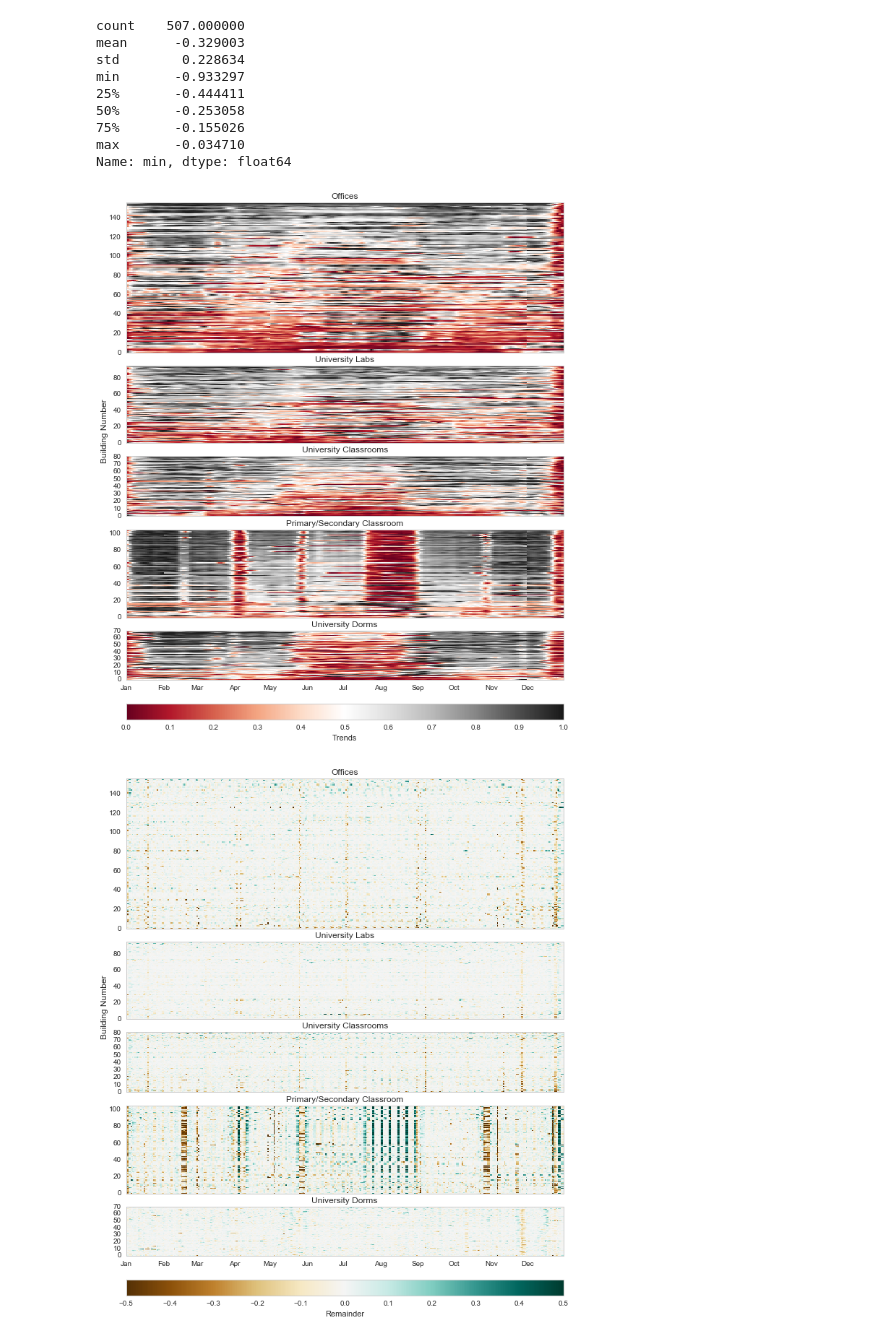
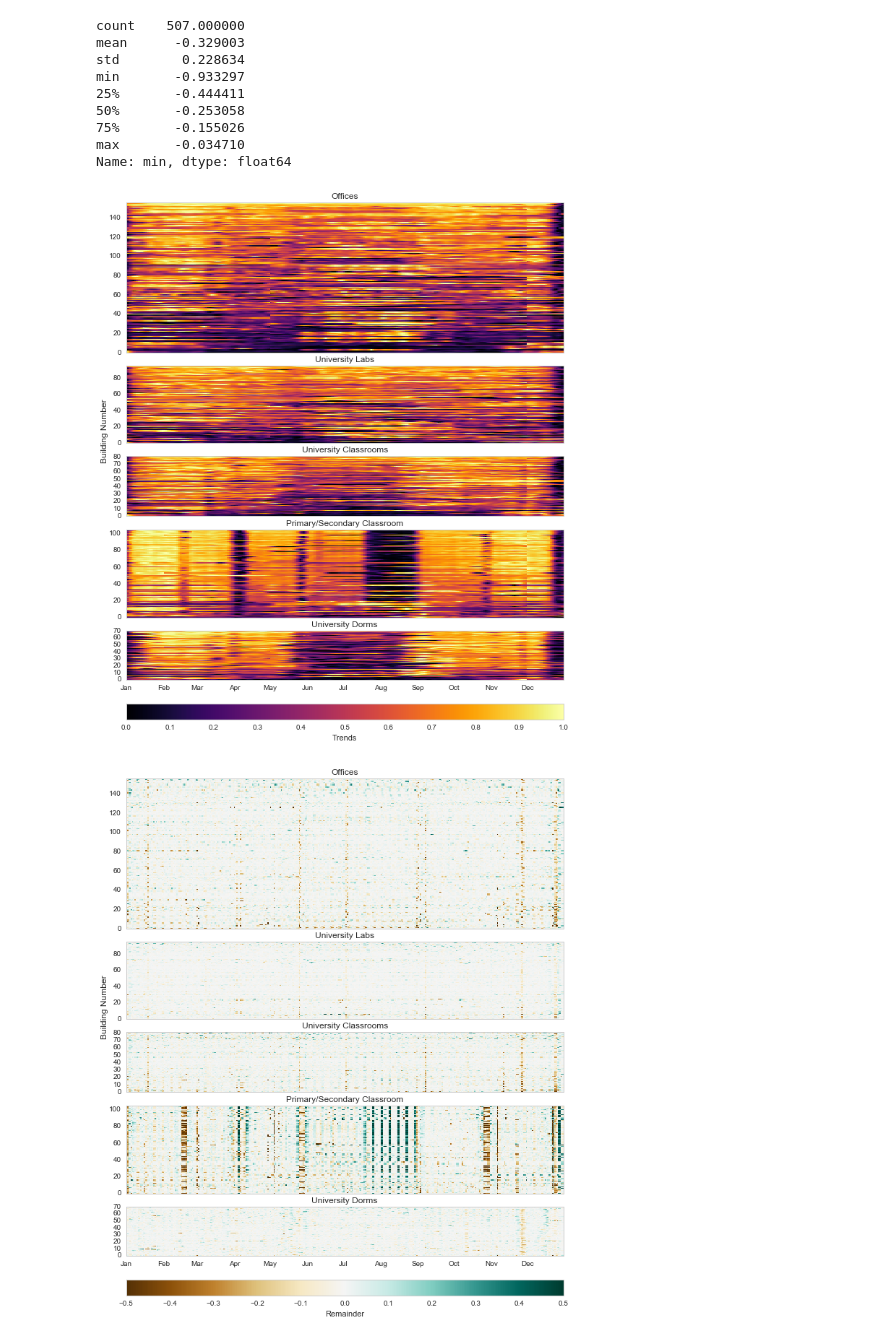
Before and after one commit to buds-lab/the-building-data-genome-project, a Jupyter notebook: notebooks/08_STL Model - Weather Normalized Preprocessing.ipynb, the cells around one changed output. Saved outputs shown, nothing was run; the diff lists cells and outputs as text; code cells hidden in the pictures.

```diff
--- a/notebooks/08_STL Model - Weather Normalized Preprocessing.ipynb
+++ b/notebooks/08_STL Model - Weather Normalized Preprocessing.ipynb
@@ -27,4 +30,2 @@ sns.set_style("whitegrid")
 # %%
 from pylab import *
-# %%
-repos_path = "/Users/Clayton/temporal-features-for-buildings/"
@@ -717,11 +720,11 @@ min       -0.933297
 max       -0.034710
 Name: min, dtype: float64
 # %%
-plotmap_subplots(temp_trend_generalized_sorted, meta, 'RdGy', "Trends",
+plotmap_subplots(temp_trend_generalized_sorted, meta, 'inferno', "Trends",
                  " ", "Building Number", " ", " ", 0, 1)
 plt.savefig(os.path.join(repos_path,"reports/figures/featureoverviews/stl_weathernorm_trend_heatmap.png"));
 # %% [output]
-[figure, old version]
+[figure, new version]
 # %%
 plotmap_subplots(temp_remainder_generalized_sorted, meta, 'BrBG', "Remainder",
                  " ", "Building Number", " ", " ", -0.5, 0.5)
```
Also changed, not shown: parts of 18 cells of this notebook, 48 other files.
